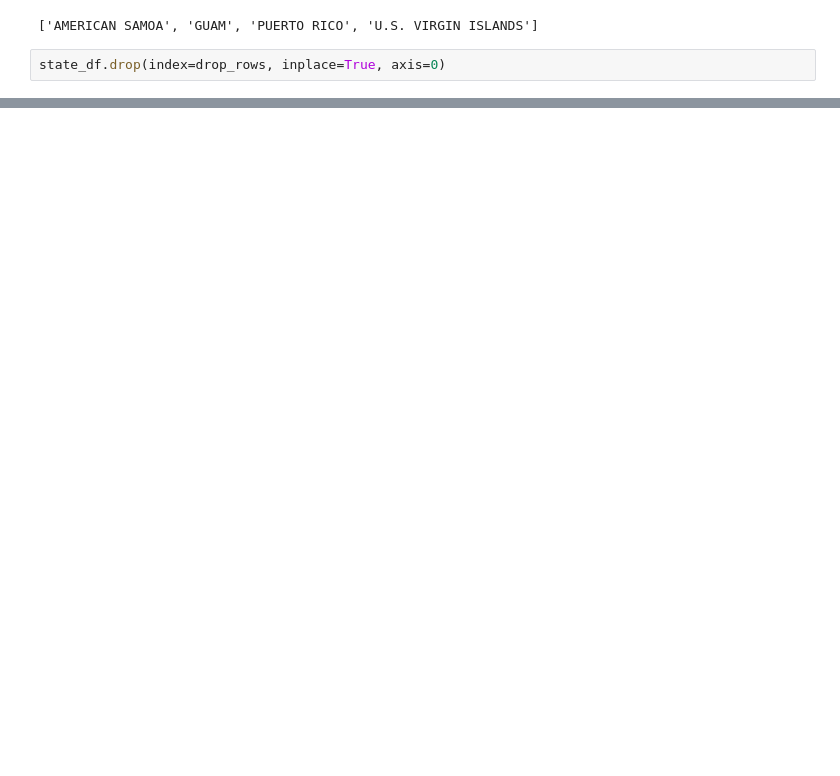
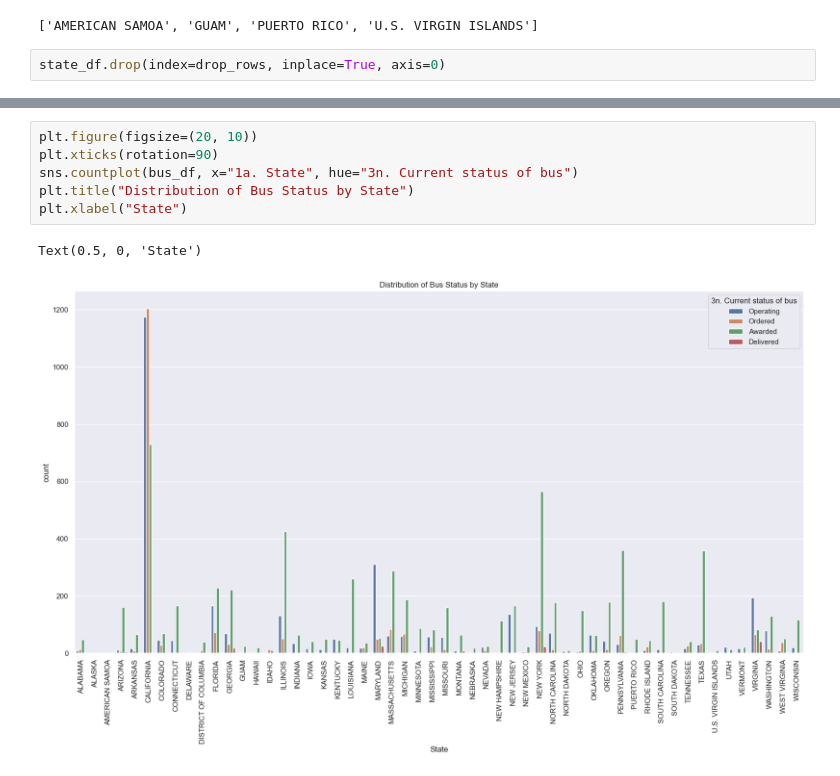
Before and after one commit to Samuel-engineer/Analyse-Exploratoire-et-Machine-Learning, a Jupyter notebook: Notebook.ipynb, the cells around one changed output, grey strips where cells are left out. Cells and saved outputs as stored; diff of their text form; blank space fills up the shorter version.

```diff
--- a/Notebook.ipynb
+++ b/Notebook.ipynb
@@ -1031,0 +764,9 @@ NameError: name 'district' is not defined
+# %%
+plt.figure(figsize=(20, 10))
+plt.xticks(rotation=90)
+sns.countplot(bus_df, x="1a. State", hue="3n. Current status of bus")
+plt.title("Distribution of Bus Status by State")
+plt.xlabel("State")
+# %% [output]
+Text(0.5, 0, 'State')
+[figure, added]
```
Also changed, not shown: parts of 93 cells of this notebook.
